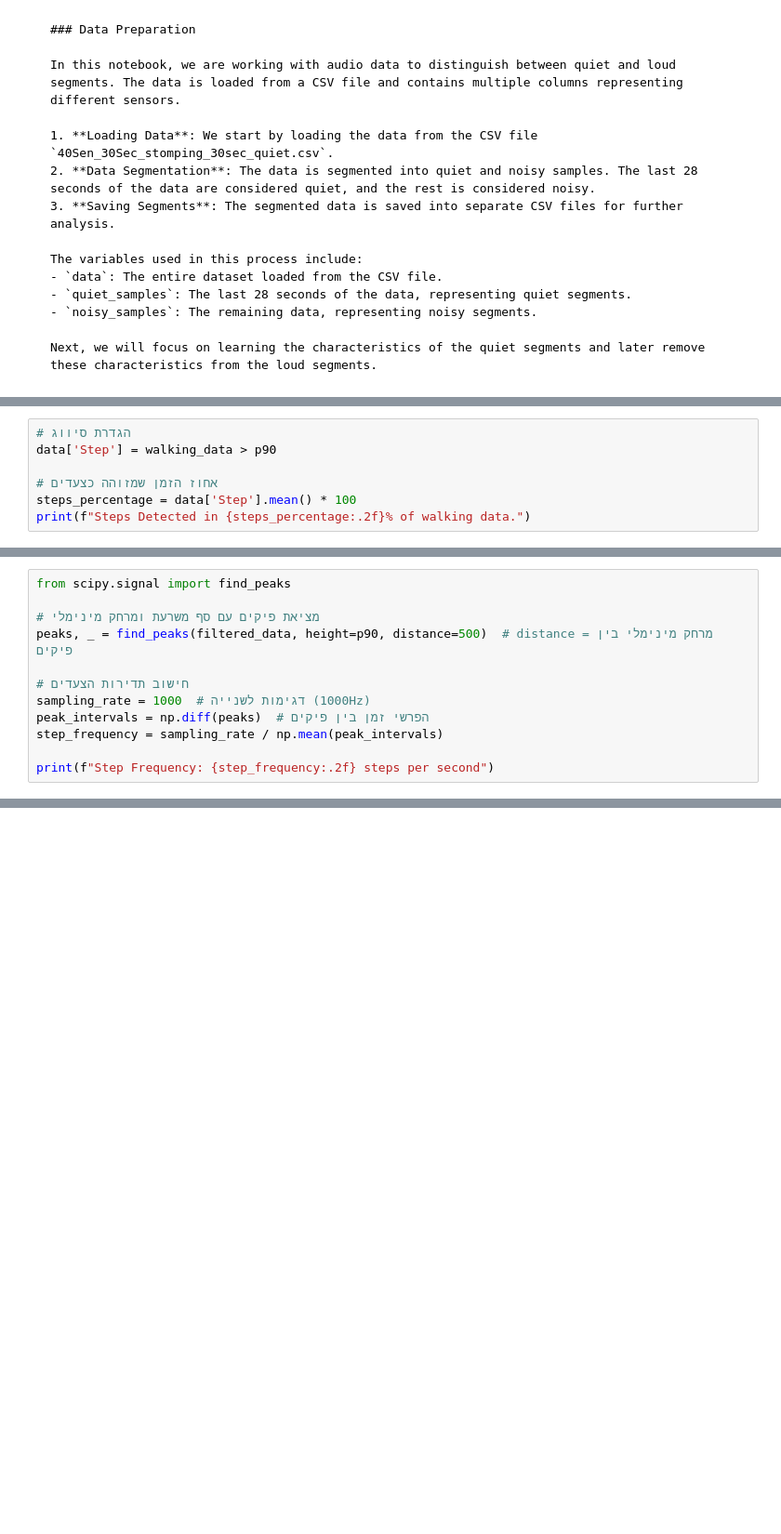
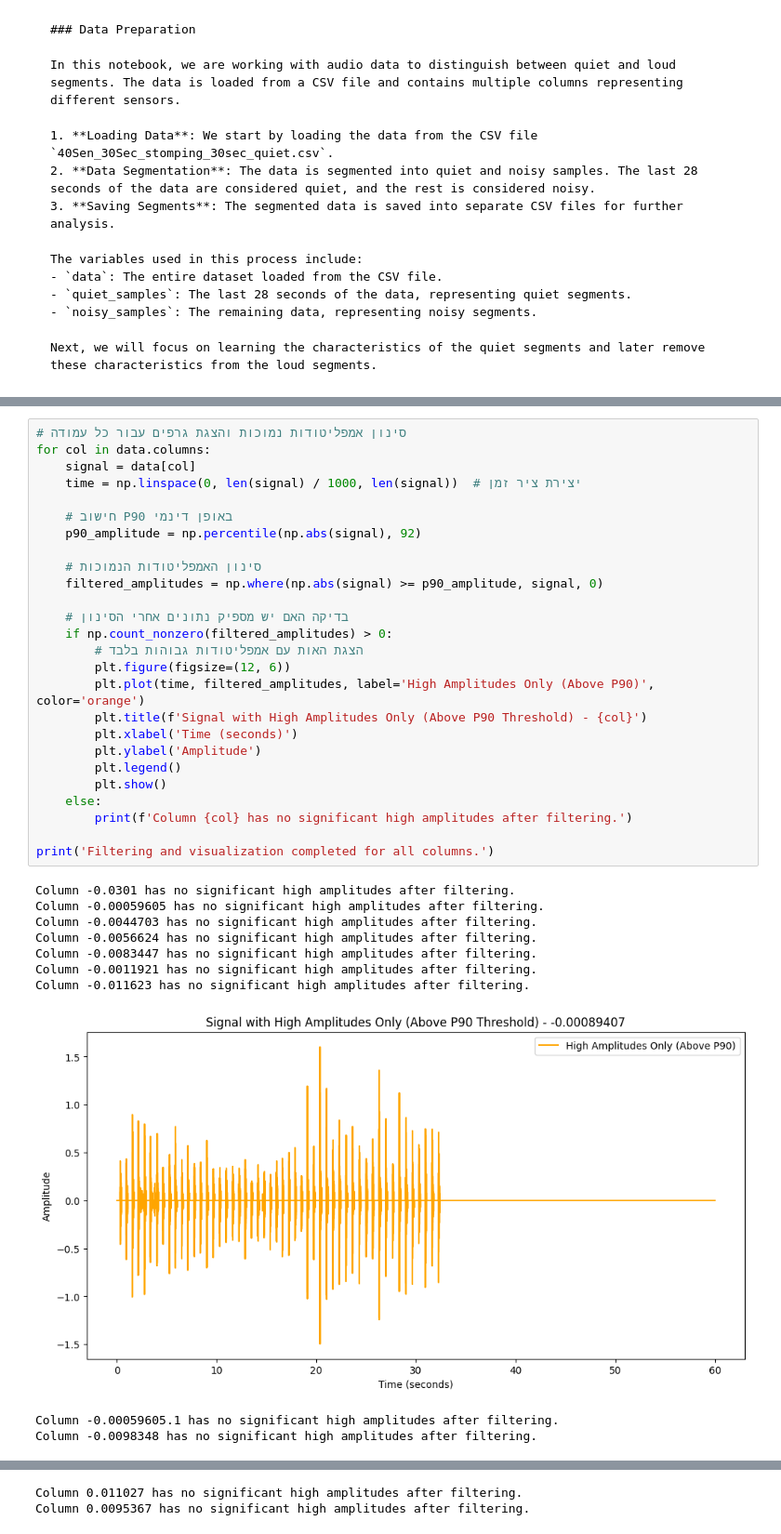
Before and after one commit to Lidorpahima/GeoSense-AI-Human-Motion-Detection-with-Geophones, a Jupyter notebook: Proj.ipynb, the cells around one changed output, grey strips where cells are left out. Shown at 93% size. Saved outputs shown, nothing was run; the diff lists cells and outputs as text; blank space fills up the shorter version.

```diff
--- a/Proj.ipynb
+++ b/Proj.ipynb
@@ -97,7 +50,0 @@ print(f"50th Percentile (Background Noise): {p50}")
-# %%
-# הגדרת סיווג
-data['Step'] = walking_data > p90
-
-# אחוז הזמן שמזוהה כצעדים
-steps_percentage = data['Step'].mean() * 100
-print(f"Steps Detected in {steps_percentage:.2f}% of walking data.")
@@ -134,12 +50,0 @@ plt.show()
-# %%
-from scipy.signal import find_peaks
-
-# מציאת פיקים עם סף משרעת ומרחק מינימלי
-peaks, _ = find_peaks(filtered_data, height=p90, distance=500)  # distance = מרחק מינימלי בין פיקים
-
-# חישוב תדירות הצעדים
-sampling_rate = 1000  # דגימות לשנייה (1000Hz)
-peak_intervals = np.diff(peaks)  # הפרשי זמן בין פיקים
-step_frequency = sampling_rate / np.mean(peak_intervals)
-
-print(f"Step Frequency: {step_frequency:.2f} steps per second")
@@ -195,0 +231,37 @@ len(peaks)
+# %%
+# סינון אמפליטודות נמוכות והצגת גרפים עבור כל עמודה
+for col in data.columns:
+    signal = data[col]
+    time = np.linspace(0, len(signal) / 1000, len(signal))  # יצירת ציר זמן
+
+    # חישוב P90 באופן דינמי
+    p90_amplitude = np.percentile(np.abs(signal), 92)
+
+    # סינון האמפליטודות הנמוכות
+    filtered_amplitudes = np.where(np.abs(signal) >= p90_amplitude, signal, 0)
+
+    # בדיקה האם יש מספיק נתונים אחרי הסינון
+    if np.count_nonzero(filtered_amplitudes) > 0:
+        # הצגת האות עם אמפליטודות גבוהות בלבד
+        plt.figure(figsize=(12, 6))
+        plt.plot(time, filtered_amplitudes, label='High Amplitudes Only (Above P90)', color='orange')
+        plt.title(f'Signal with High Amplitudes Only (Above P90 Threshold) - {col}')
+        plt.xlabel('Time (seconds)')
+        plt.ylabel('Amplitude')
+        plt.legend()
+        plt.show()
+    else:
+        print(f'Column {col} has no significant high amplitudes after filtering.')
+
+print('Filtering and visualization completed for all columns.')
+# %% [output]
+Column -0.0301 has no significant high amplitudes after filtering.
+Column -0.00059605 has no significant high amplitudes after filtering.
+Column -0.0044703 has no significant high amplitudes after filtering.
+Column -0.0056624 has no significant high amplitudes after filtering.
+Column -0.0083447 has no significant high amplitudes after filtering.
+Column -0.0011921 has no significant high amplitudes after filtering.
+Column -0.011623 has no significant high amplitudes after filtering.
+[figure, added]
+Column -0.00059605.1 has no significant high amplitudes after filtering.
+Column -0.0098348 has no significant high amplitudes after filtering.
@@ -195,0 +270,2 @@ len(peaks)
+Column 0.011027 has no significant high amplitudes after filtering.
+Column 0.0095367 has no significant high amplitudes after filtering.
```
Also changed, not shown: parts of 11 cells of this notebook, 4 other files.
